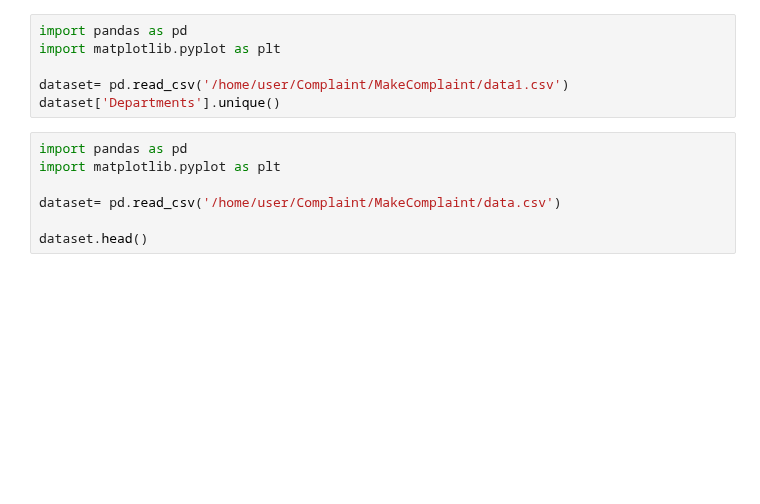
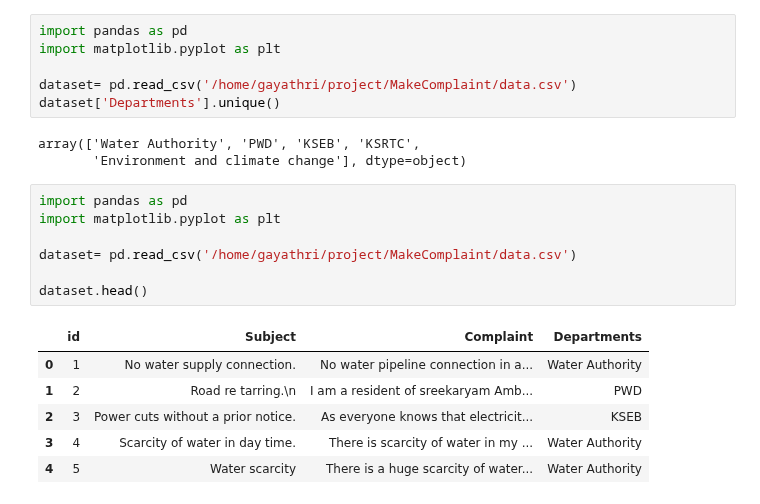
Before and after one commit to gayathrivs7/MakeComplaint, a Jupyter notebook: main.py.ipynb, the cells around one changed output. Saved outputs shown, nothing was run; the diff lists cells and outputs as text; blank space fills up the shorter version.

```diff
--- a/main.py.ipynb
+++ b/main.py.ipynb
@@ -38,15 +47,25 @@ for token in data[:8]:
 import pandas as pd
 import matplotlib.pyplot as plt
 
-dataset= pd.read_csv('/home/user/Complaint/MakeComplaint/data1.csv')
+dataset= pd.read_csv('/home/gayathri/project/MakeComplaint/data.csv')
 dataset['Departments'].unique()
+# %% [output]
+array(['Water Authority', 'PWD', 'KSEB', 'KSRTC',
+       'Environment and climate change'], dtype=object)
 # %%
 import pandas as pd
 import matplotlib.pyplot as plt
 
-dataset= pd.read_csv('/home/user/Complaint/MakeComplaint/data.csv')
+dataset= pd.read_csv('/home/gayathri/project/MakeComplaint/data.csv')
 
 dataset.head()
+# %% [output]
+|  | id | Subject | Complaint | Departments |
+| 0 | 1 | No water supply connection. | No water pipeline connection in a... | Water Authority |
+| 1 | 2 | Road re tarring.\n | I am a resident of sreekaryam Amb... | PWD |
+| 2 | 3 | Power cuts without a prior notice. | As everyone knows that electricit... | KSEB |
+| 3 | 4 | Scarcity of water in day time. | There is scarcity of water in my ... | Water Authority |
+| 4 | 5 | Water scarcity | There is a huge scarcity of water... | Water Authority |
 # %%
 import pandas as pd
 import matplotlib.pyplot as plt
```
Also changed, not shown: parts of 3 cells of this notebook, 1 other file.
